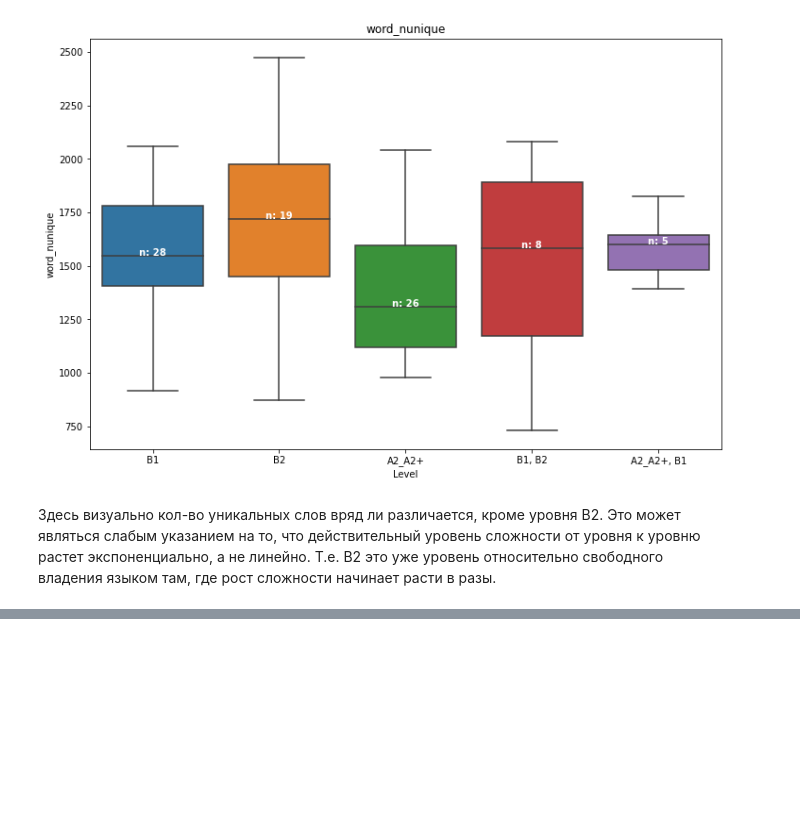
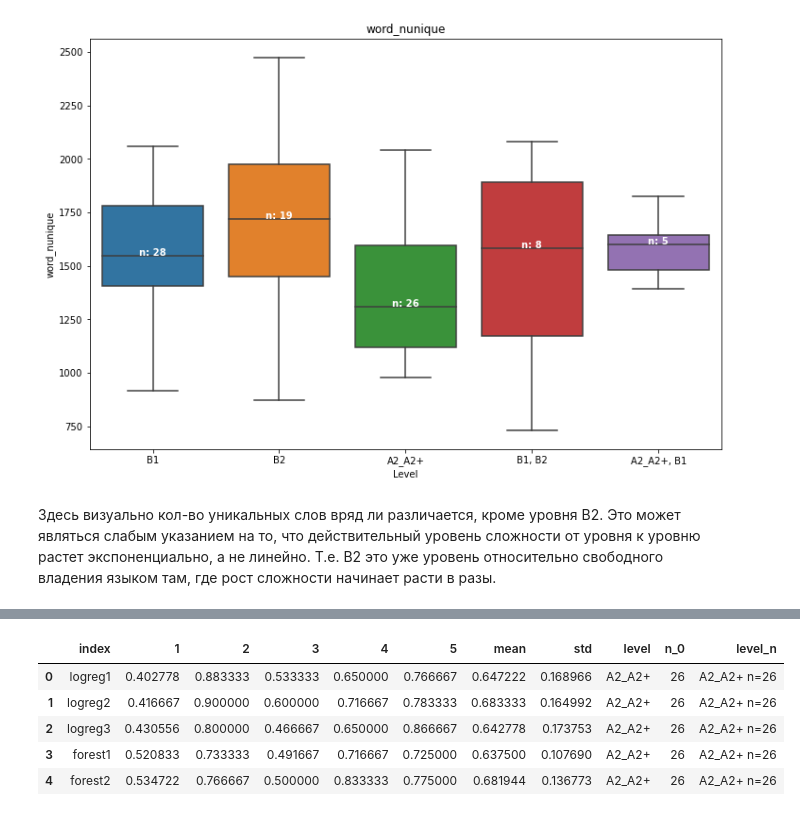
Before and after one commit to snakerzr/predict_english_level_with_movie_subs, a Jupyter notebook: notebook.ipynb, the cells around one changed output, grey strips where cells are left out. Saved outputs shown, nothing was run; the diff lists cells and outputs as text; code cells hidden in the pictures; blank space fills up the shorter version.

```diff
--- a/notebook.ipynb
+++ b/notebook.ipynb
@@ -1053,0 +1330,9 @@ accuracy_score(y_test, y_pred)
+# %%
+roc_auc_multi_binary_score.head()
+# %% [output]
+|  | index | 1 | 2 | 3 | 4 | 5 | mean | std | level | n_0 | level_n |
+| 0 | logreg1 | 0.402778 | 0.883333 | 0.533333 | 0.650000 | 0.766667 | 0.647222 | 0.168966 | A2_A2+ | 26 | A2_A2+ n=26 |
+| 1 | logreg2 | 0.416667 | 0.900000 | 0.600000 | 0.716667 | 0.783333 | 0.683333 | 0.164992 | A2_A2+ | 26 | A2_A2+ n=26 |
+| 2 | logreg3 | 0.430556 | 0.800000 | 0.466667 | 0.650000 | 0.866667 | 0.642778 | 0.173753 | A2_A2+ | 26 | A2_A2+ n=26 |
+| 3 | forest1 | 0.520833 | 0.733333 | 0.491667 | 0.716667 | 0.725000 | 0.637500 | 0.107690 | A2_A2+ | 26 | A2_A2+ n=26 |
+| 4 | forest2 | 0.534722 | 0.766667 | 0.500000 | 0.833333 | 0.775000 | 0.681944 | 0.136773 | A2_A2+ | 26 | A2_A2+ n=26 |
```
Also changed, not shown: parts of 52 cells of this notebook.
